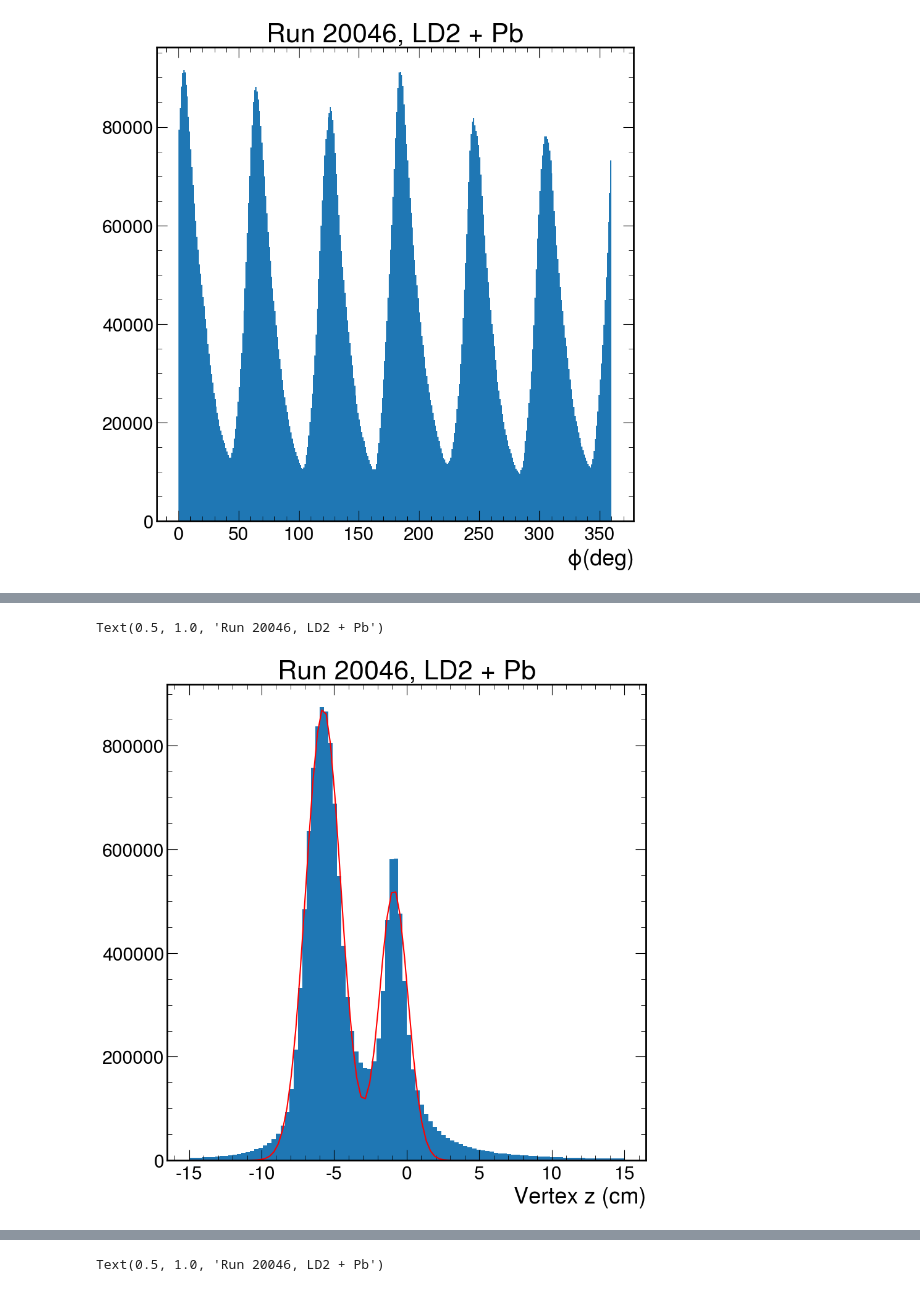
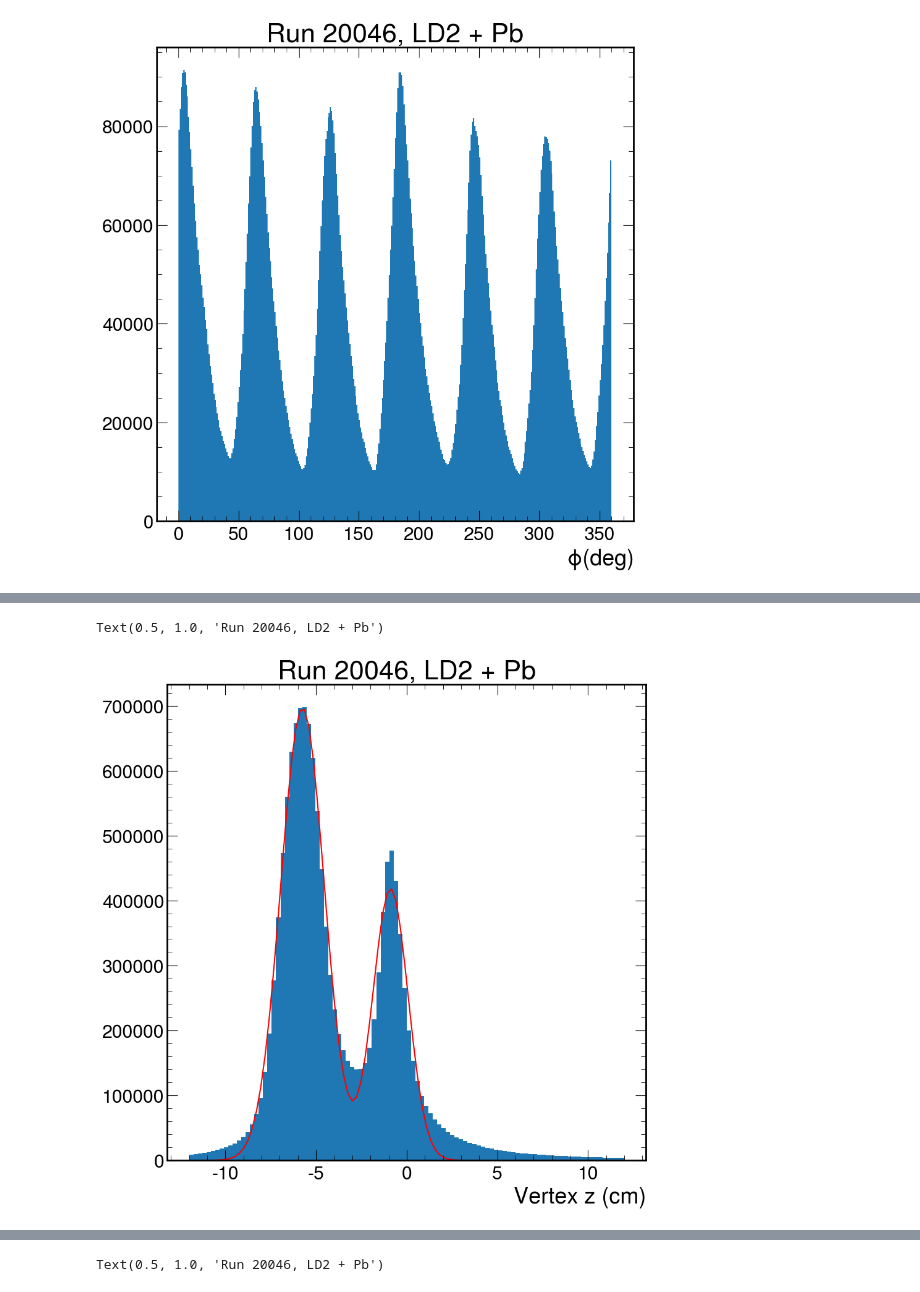
Before and after one commit to sebouh137/clas12-rge-analysis, a Jupyter notebook: analysis/RGE_tuple_analysis.ipynb, the cells around one changed output, grey strips where cells are left out. Cells and saved outputs as stored; diff of their text form; code cells hidden in the pictures.

```diff
--- a/analysis/RGE_tuple_analysis.ipynb
+++ b/analysis/RGE_tuple_analysis.ipynb
@@ -7,12 +7,12 @@ import mplhep as hep
 hep.style.use("CMS")
 hep.style.use(hep.style.CMS)
 # %%
-data_directory = "/home/ryan/clas_analysis/data/"
+data_directory = "/home/ryan/clas_analysis/data/Pb/020046/"
 file_name = "ntuples_dc_020046_00000-00572.root"
 with ur.open("%s:data"%(data_directory+file_name)) as events:
     branches = events.arrays()
 # %%
-electron_cut = branches["pid"]==11
+electron_cut = (branches["pid"]==11) & (branches["trigger_status"]==1)
 targets_A = {"Pb":208}
 solid_target = "Pb"
 # %%
@@ -78,26 +88,26 @@ def double_gaussian(x, amp1, mean1, sigma_squared1, amp2, mean2, sigma_squared2)
     return amp1 * np.exp( -(x - mean1)**2 / (2*sigma_squared1) ) + \
            amp2 * np.exp( -(x - mean2)**2 / (2*sigma_squared2) )
 # %%
-hist_data, bins, patches = plt.hist(electron_vertex_z, bins = 100, range=(-15, 15))
+hist_data, bins, patches = plt.hist(electron_vertex_z, bins = 100, range=(-12, 12))
 
 vertex_z_bins = (bins[:-1] + bins[1:])/2
 vertex_z_counts = hist_data
 mean_guess = ak.mean(electron_vertex_z)
 std_guess = ak.std(electron_vertex_z)
 
 fit_parameters, fit_covariance = curve_fit(double_gaussian,
                                            vertex_z_bins,
                                            vertex_z_counts,
                                            p0=(100, mean_guess, std_guess**2, 100, mean_guess, std_guess**2))
 
 y_fit = double_gaussian(vertex_z_bins, *fit_parameters)
 plt.plot(vertex_z_bins, y_fit, color='r')
 
 plt.xlabel("Vertex z (cm)")
 plt.title("Run 20046, LD2 + {solid}".format(solid=solid_target))
 # %% [output]
 Text(0.5, 1.0, 'Run 20046, LD2 + Pb')
-[figure, old version]
+[figure, new version]
 # %%
 # Deuterium should have the more negative vertex z position
 deuterium_z_mean = min(fit_parameters[1], fit_parameters[4])
```
Also changed, not shown: parts of 6 cells of this notebook.
